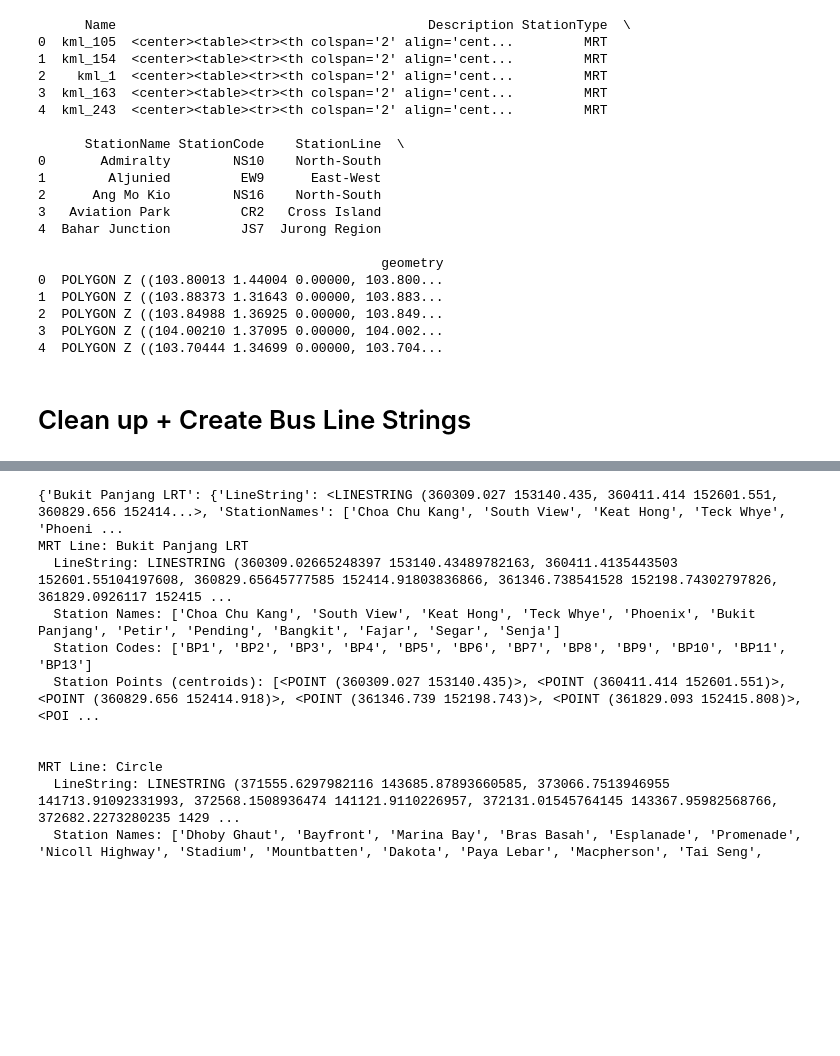
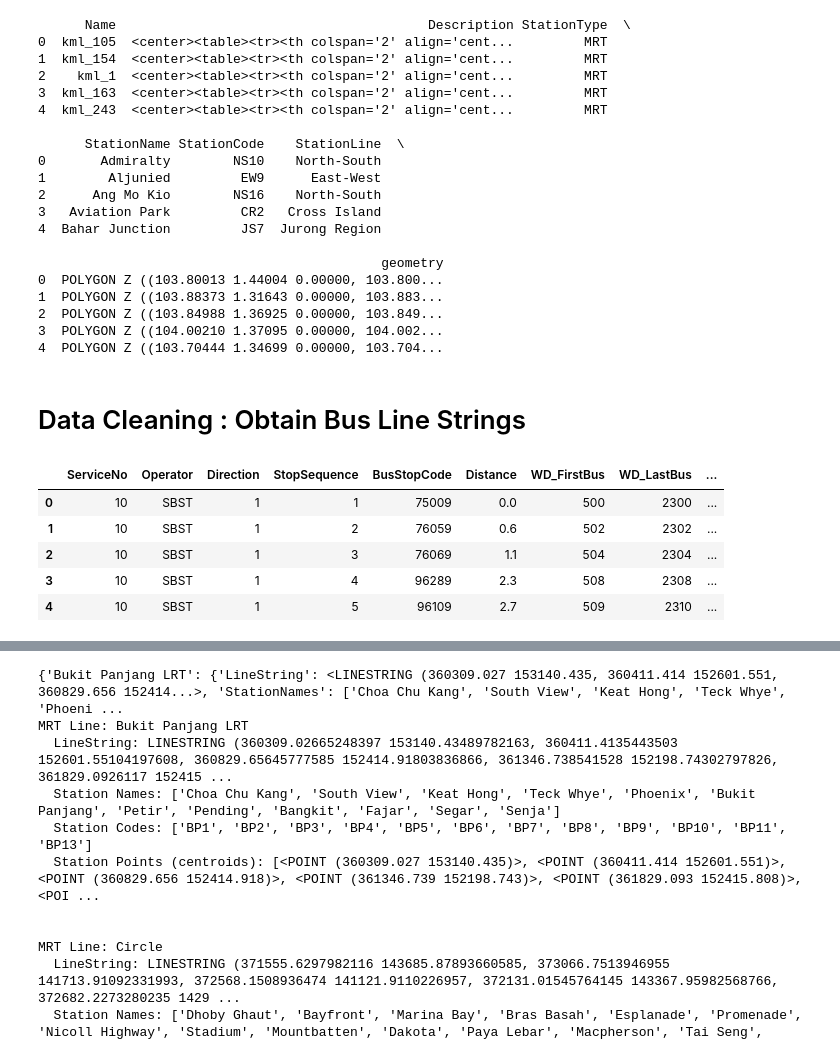
Before and after one commit to ajjajjajjajj/dsa4264-lta-geospatial, a Jupyter notebook: Parallel_Route.ipynb, the cells around one changed output, grey strips where cells are left out. Saved outputs shown, nothing was run; the diff lists cells and outputs as text; code cells hidden in the pictures; blank space fills up the shorter version.

```diff
--- a/Parallel_Route.ipynb
+++ b/Parallel_Route.ipynb
@@ -93,18 +90,28 @@ print(rail_stn.head())
 3  POLYGON Z ((104.00210 1.37095 0.00000, 104.002...
 4  POLYGON Z ((103.70444 1.34699 0.00000, 103.704...
 # %% [markdown]
-# Clean up + Create Bus Line Strings
+# Data Cleaning : Obtain  Bus Line Strings
 # %%
-# Merge Bus Stop Coordinates with Bus Routes
+## Merge Bus Stop Coordinates with Bus Routes
 # Ensure that BusStopCode is of the same type for both DataFrames (string)
 bus_stops['BusStopCode'] = bus_stops['BUS_STOP_N'].astype(str)
 bus_routes['BusStopCode'] = bus_routes['BusStopCode'].astype(str)
 
 # Merge bus_routes with bus_stops to get geometry for each bus stop
 merged_bus_data = bus_routes.merge(bus_stops[['BusStopCode', 'geometry']], on='BusStopCode', how='left')
 
 # Drop rows without geometry
 merged_bus_data = merged_bus_data.dropna(subset=['geometry'])
 
 # Convert to GeoDataFrame
 bus_routes_geo = gpd.GeoDataFrame(merged_bus_data, geometry='geometry')
+# bus_routes_geo.to_crs(3857)
+bus_routes_geo.set_crs(epsg=32648, inplace=True,allow_override=True)
+bus_routes_geo.head()
+# %% [output]
+|  | ServiceNo | Operator | Direction | StopSequence | BusStopCode | Distance | WD_FirstBus | WD_LastBus | ... |
+| 0 | 10 | SBST | 1 | 1 | 75009 | 0.0 | 500 | 2300 | ... |
+| 1 | 10 | SBST | 1 | 2 | 76059 | 0.6 | 502 | 2302 | ... |
+| 2 | 10 | SBST | 1 | 3 | 76069 | 1.1 | 504 | 2304 | ... |
+| 3 | 10 | SBST | 1 | 4 | 96289 | 2.3 | 508 | 2308 | ... |
+| 4 | 10 | SBST | 1 | 5 | 96109 | 2.7 | 509 | 2310 | ... |
```
Also changed, not shown: parts of 20 cells of this notebook.
